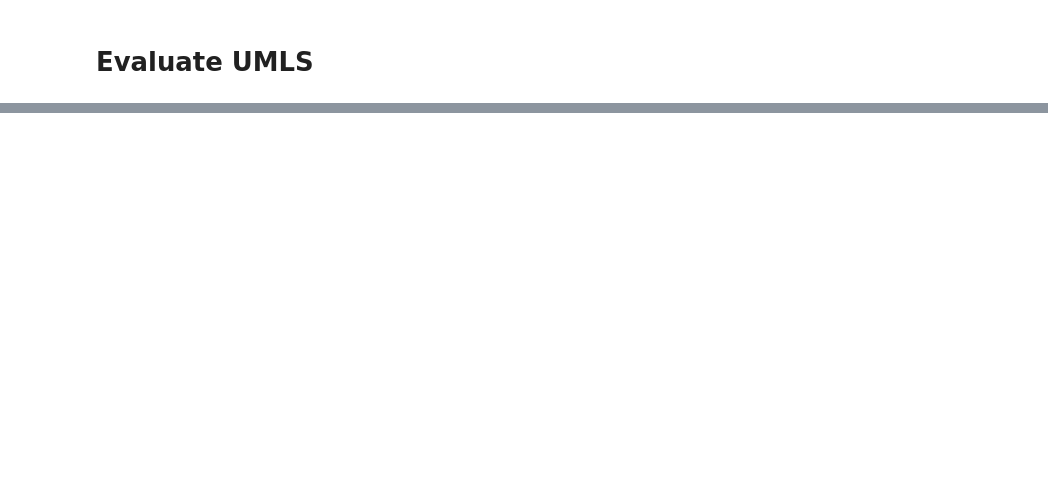
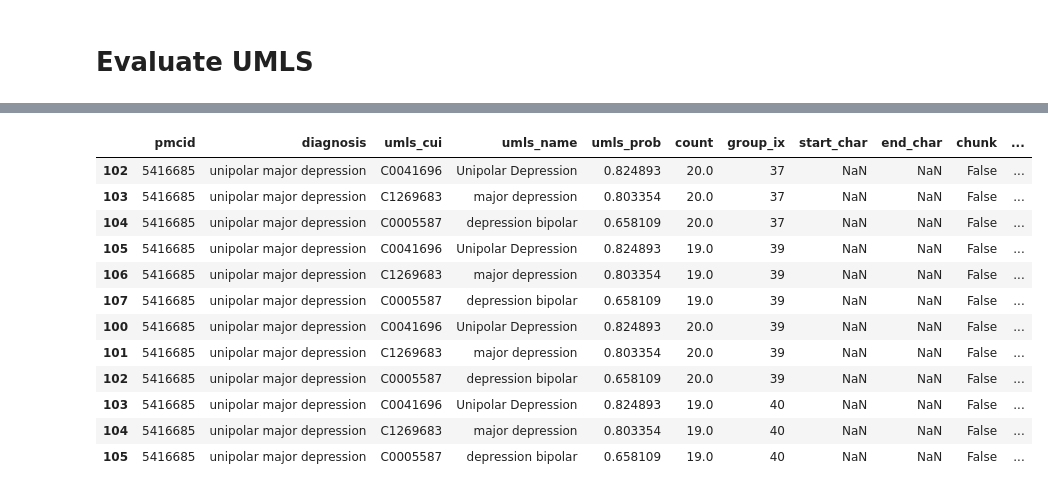
Before and after one commit to adelavega/biomed-llm-retrieval, a Jupyter notebook: analysis/umls_evaluate_compare.ipynb, the cells around one changed output, grey strips where cells are left out. Drawn from its saved outputs; the diff is of its cells as text; code cells hidden in the pictures; blank space fills up the shorter version.

```diff
--- a/analysis/umls_evaluate_compare.ipynb
+++ b/analysis/umls_evaluate_compare.ipynb
@@ -149,0 +198,17 @@ for pmcid in isna:
+# %%
+# This is an example of chunked approach doing better
+all_predictions_ex[all_predictions_ex.pmcid == 5416685]
+# %% [output]
+|  | pmcid | diagnosis | umls_cui | umls_name | umls_prob | count | group_ix | start_char | end_char | chunk | ... |
+| 102 | 5416685 | unipolar major depression | C0041696 | Unipolar Depression | 0.824893 | 20.0 | 37 | NaN | NaN | False | ... |
+| 103 | 5416685 | unipolar major depression | C1269683 | major depression | 0.803354 | 20.0 | 37 | NaN | NaN | False | ... |
+| 104 | 5416685 | unipolar major depression | C0005587 | depression bipolar | 0.658109 | 20.0 | 37 | NaN | NaN | False | ... |
+| 105 | 5416685 | unipolar major depression | C0041696 | Unipolar Depression | 0.824893 | 19.0 | 39 | NaN | NaN | False | ... |
+| 106 | 5416685 | unipolar major depression | C1269683 | major depression | 0.803354 | 19.0 | 39 | NaN | NaN | False | ... |
+| 107 | 5416685 | unipolar major depression | C0005587 | depression bipolar | 0.658109 | 19.0 | 39 | NaN | NaN | False | ... |
+| 100 | 5416685 | unipolar major depression | C0041696 | Unipolar Depression | 0.824893 | 20.0 | 39 | NaN | NaN | False | ... |
+| 101 | 5416685 | unipolar major depression | C1269683 | major depression | 0.803354 | 20.0 | 39 | NaN | NaN | False | ... |
+| 102 | 5416685 | unipolar major depression | C0005587 | depression bipolar | 0.658109 | 20.0 | 39 | NaN | NaN | False | ... |
+| 103 | 5416685 | unipolar major depression | C0041696 | Unipolar Depression | 0.824893 | 19.0 | 40 | NaN | NaN | False | ... |
+| 104 | 5416685 | unipolar major depression | C1269683 | major depression | 0.803354 | 19.0 | 40 | NaN | NaN | False | ... |
+| 105 | 5416685 | unipolar major depression | C0005587 | depression bipolar | 0.658109 | 19.0 | 40 | NaN | NaN | False | ... |
```
Also changed, not shown: parts of 14 cells of this notebook, 3 other files.
